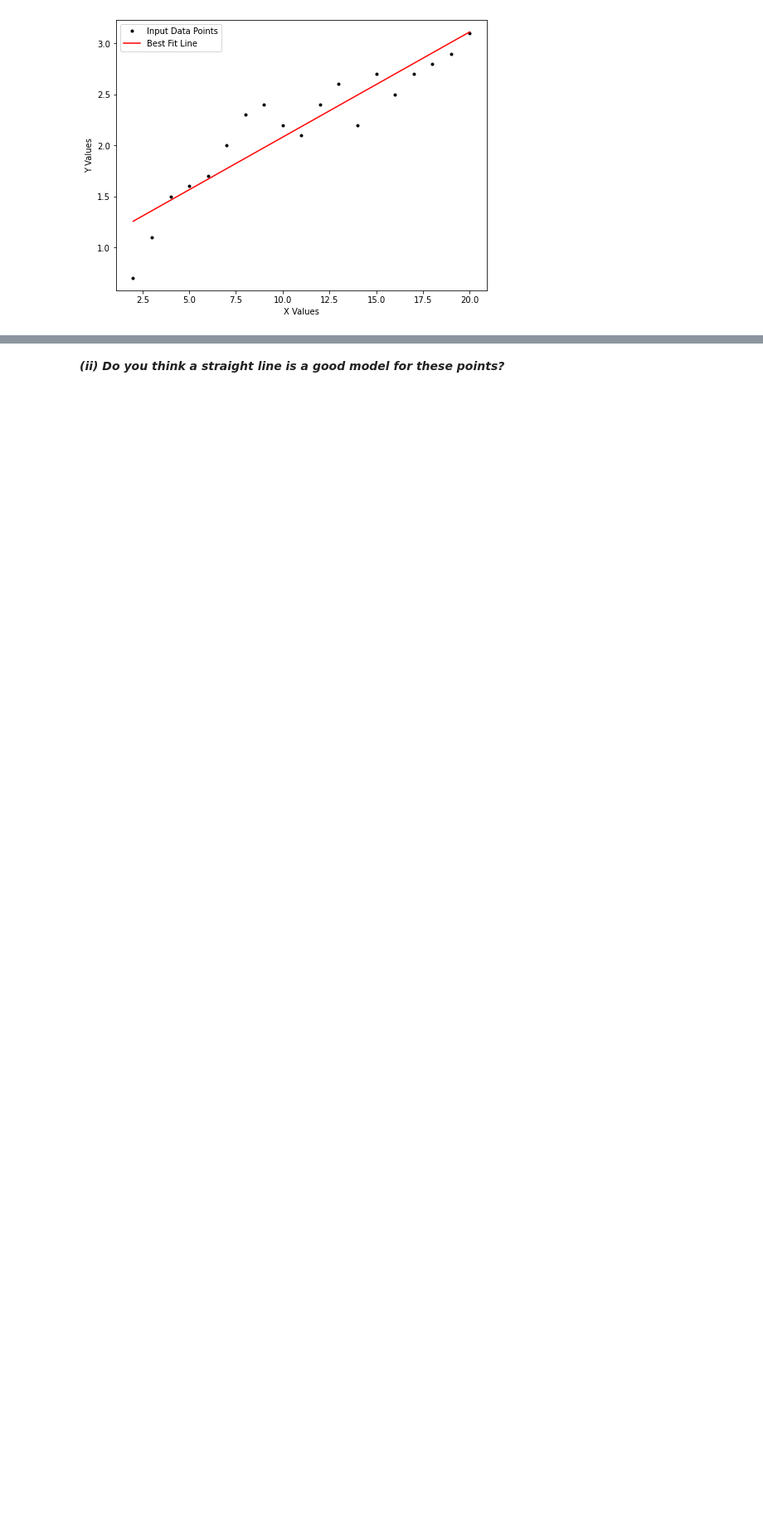
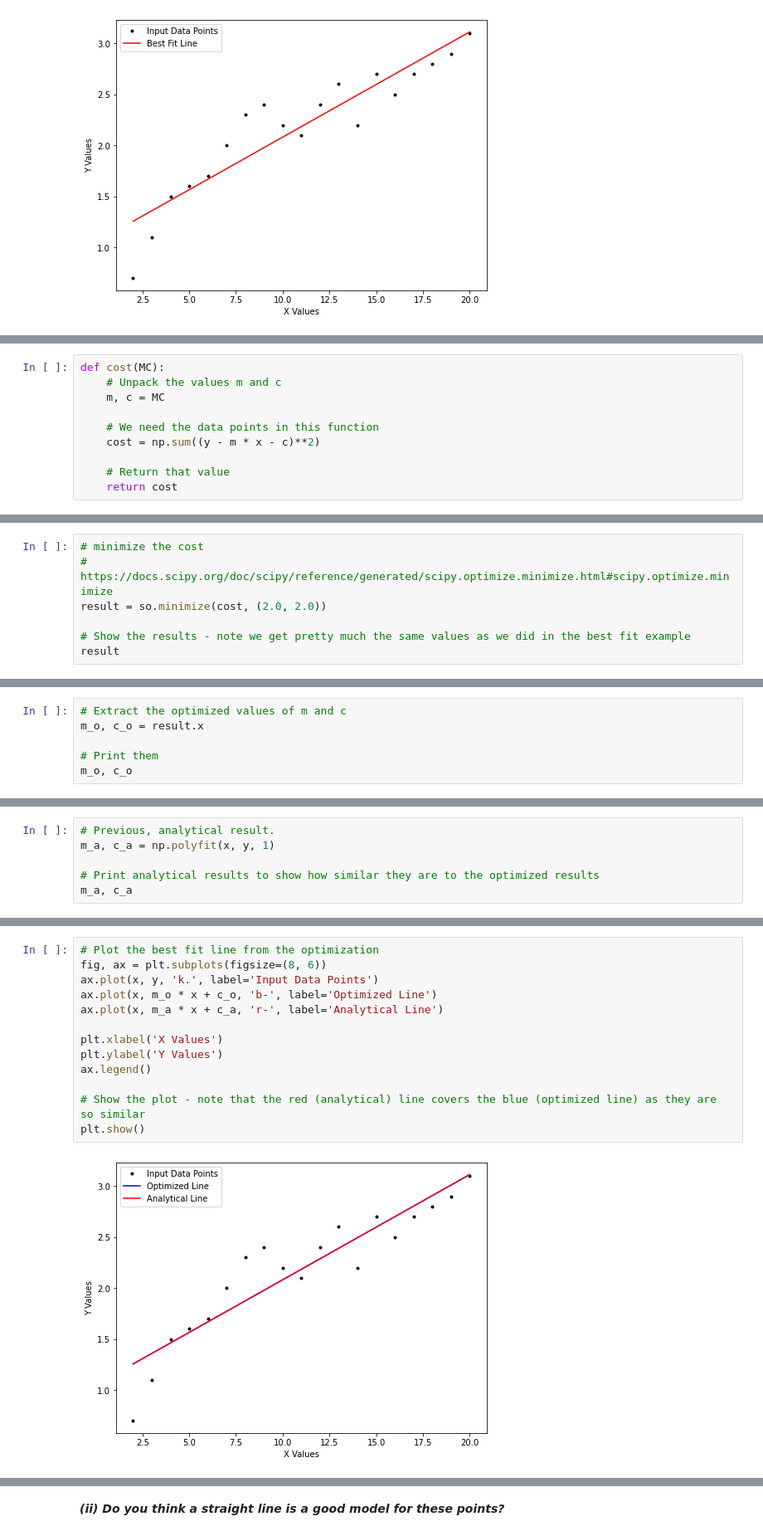
Before and after one commit to G00398258/machinelearningstats-portfolio, a Jupyter notebook: Practicals/02-models-exercises.ipynb, the cells around one changed output, grey strips where cells are left out. Shown at 83% size. Cells and saved outputs as stored; diff of their text form; blank space fills up the shorter version.

Commit message:
Made an attempt at method 2 (using optimization)

```diff
--- a/Practicals/02-models-exercises.ipynb
+++ b/Practicals/02-models-exercises.ipynb
@@ -227,0 +237,10 @@ plt.show()
+# %%
+def cost(MC):
+    # Unpack the values m and c
+    m, c = MC
+
+    # We need the data points in this function
+    cost = np.sum((y - m * x - c)**2)
+
+    # Return that value
+    return cost
@@ -227,0 +252,7 @@ plt.show()
+# %%
+# minimize the cost
+# https://docs.scipy.org/doc/scipy/reference/generated/scipy.optimize.minimize.html#scipy.optimize.minimize
+result = so.minimize(cost, (2.0, 2.0))
+
+# Show the results - note we get pretty much the same values as we did in the best fit example
+result
@@ -227,0 +271,6 @@ plt.show()
+# %%
+# Extract the optimized values of m and c
+m_o, c_o = result.x
+
+# Print them
+m_o, c_o
@@ -227,0 +279,6 @@ plt.show()
+# %%
+# Previous, analytical result.
+m_a, c_a = np.polyfit(x, y, 1)
+
+# Print analytical results to show how similar they are to the optimized results
+m_a, c_a
@@ -227,0 +287,15 @@ plt.show()
+# %%
+# Plot the best fit line from the optimization
+fig, ax = plt.subplots(figsize=(8, 6))
+ax.plot(x, y, 'k.', label='Input Data Points')
+ax.plot(x, m_o * x + c_o, 'b-', label='Optimized Line')
+ax.plot(x, m_a * x + c_a, 'r-', label='Analytical Line')
+
+plt.xlabel('X Values')
+plt.ylabel('Y Values')
+ax.legend()
+
+# Show the plot - note that the red (analytical) line covers the blue (optimized line) as they are so similar
+plt.show()
+# %% [output]
+[figure, added]
```
Also changed, not shown: parts of 9 cells of this notebook.
